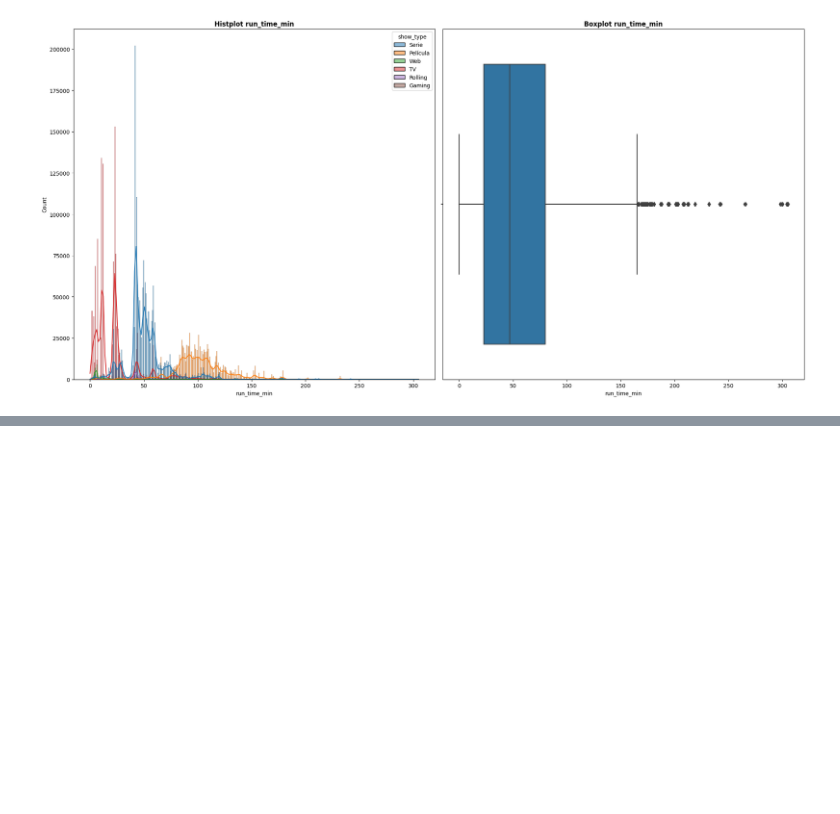
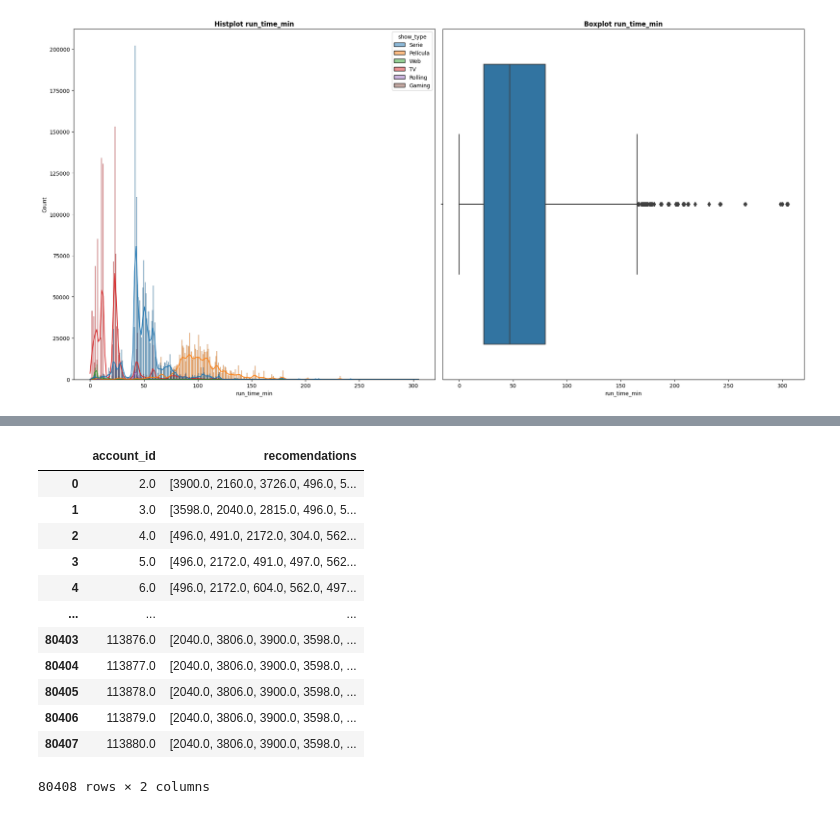
Before and after one commit to ferandmag/ICA_ML_recomendationSystemFLOW, a Jupyter notebook: recomendation_system_flow.ipynb, the cells around one changed output, grey strips where cells are left out. Cells and saved outputs as stored; diff of their text form; code cells hidden in the pictures; blank space fills up the shorter version.

```diff
--- a/recomendation_system_flow.ipynb
+++ b/recomendation_system_flow.ipynb
@@ -252,0 +299,9 @@ Length: 3657579, dtype: timedelta64[ns]
+# %%
+# interaction matrix
+interactions = train[['account_id', 'content_id', 'rate_watch']] # features
+interactions_matrix = interactions.pivot(index='account_id', columns='content_id', values='rate_watch') # matrix creation
+interactions_matrix = interactions_matrix.fillna(0) # fill na interactions_matrix
+interactions_matrix_csr = csr_matrix(interactions_matrix.values) # sparsing interactions_matrix
+
+print(f'Size interactions_matrix (bytes): {sys.getsizeof(interactions_matrix)}')
+print(f'Size interactions_matrix_csr (bytes): {sys.getsizeof(interactions_matrix_csr)}')
@@ -252,0 +313,3 @@ Length: 3657579, dtype: timedelta64[ns]
+# %%
+watch_model = LightFM(no_components=3, learning_rate=0.03, random_state=42)
+watch_model = watch_model.fit(interactions_matrix_csr, epochs=50)
@@ -252,0 +426,17 @@ Length: 3657579, dtype: timedelta64[ns]
+# %%
+recomendations_df = pd.DataFrame(recomendations_dict)
+recomendations_df
+# %% [output]
+|  | account_id | recomendations |
+| 0 | 2.0 | [3900.0, 2160.0, 3726.0, 496.0, 5... |
+| 1 | 3.0 | [3598.0, 2040.0, 2815.0, 496.0, 5... |
+| 2 | 4.0 | [496.0, 491.0, 2172.0, 304.0, 562... |
+| 3 | 5.0 | [496.0, 2172.0, 491.0, 497.0, 562... |
+| 4 | 6.0 | [496.0, 2172.0, 604.0, 562.0, 497... |
+| ... | ... | ... |
+| 80403 | 113876.0 | [2040.0, 3806.0, 3900.0, 3598.0, ... |
+| 80404 | 113877.0 | [2040.0, 3806.0, 3900.0, 3598.0, ... |
+| 80405 | 113878.0 | [2040.0, 3806.0, 3900.0, 3598.0, ... |
+| 80406 | 113879.0 | [2040.0, 3806.0, 3900.0, 3598.0, ... |
+| 80407 | 113880.0 | [2040.0, 3806.0, 3900.0, 3598.0, ... |
+80408 rows × 2 columns
```
Also changed, not shown: parts of 27 cells of this notebook.
